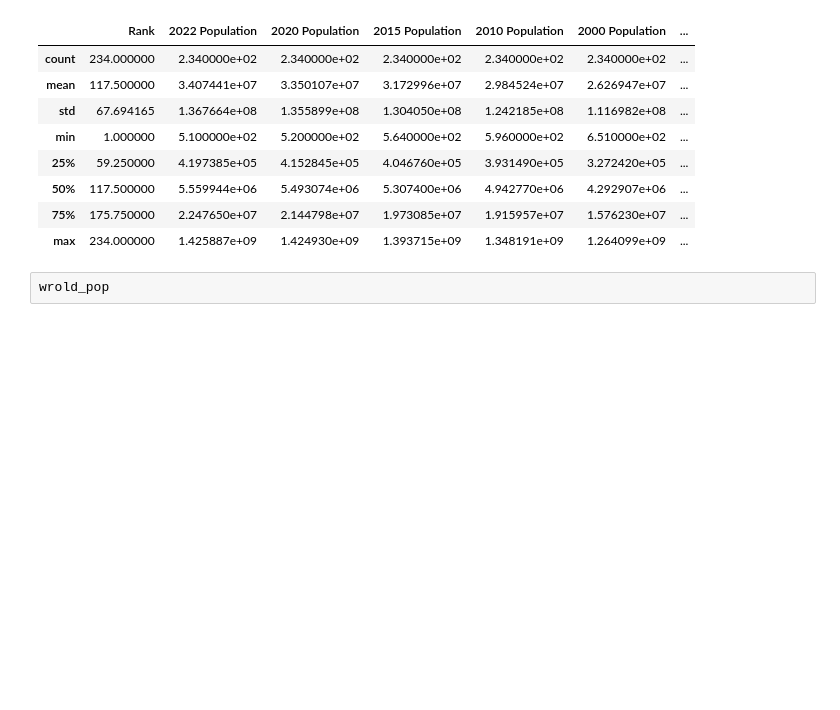
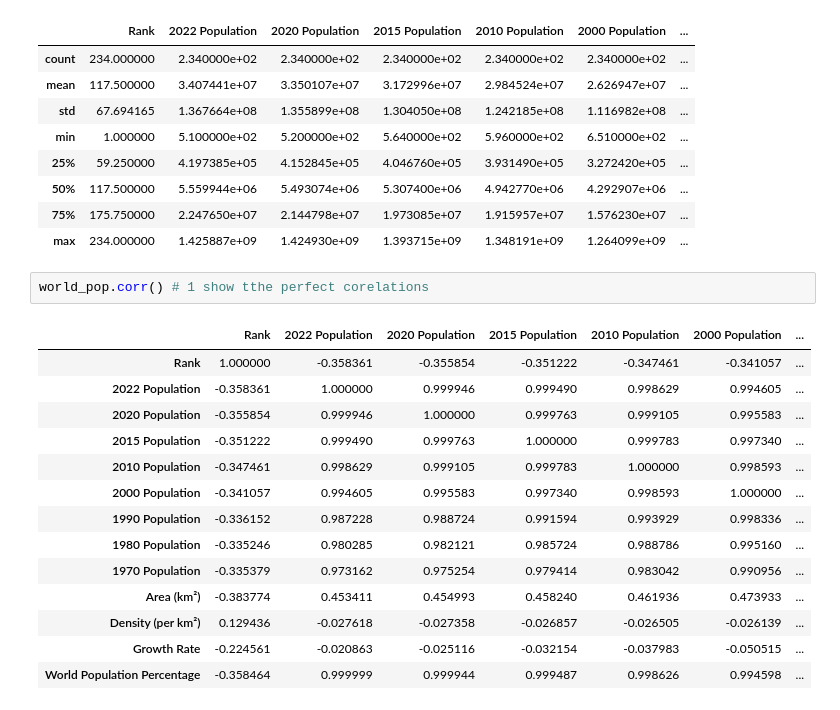
Before and after one commit to pradeepkhadka505/Skilearn-MachineLearning, a Jupyter notebook: Pandas_DataAnalysis/Untitled.ipynb, the cells around one changed output. Saved outputs shown, nothing was run; the diff lists cells and outputs as text; blank space fills up the shorter version.

```diff
--- a/Pandas_DataAnalysis/Untitled.ipynb
+++ b/Pandas_DataAnalysis/Untitled.ipynb
@@ -89,5 +89,20 @@ world_pop.describe() #distribution of each rows data
 | 50% | 117.500000 | 5.559944e+06 | 5.493074e+06 | 5.307400e+06 | 4.942770e+06 | 4.292907e+06 | ... |
 | 75% | 175.750000 | 2.247650e+07 | 2.144798e+07 | 1.973085e+07 | 1.915957e+07 | 1.576230e+07 | ... |
 | max | 234.000000 | 1.425887e+09 | 1.424930e+09 | 1.393715e+09 | 1.348191e+09 | 1.264099e+09 | ... |
-# %%
-wrold_pop
+# %%
+world_pop.corr() # 1 show tthe perfect corelations
+# %% [output]
+|  | Rank | 2022 Population | 2020 Population | 2015 Population | 2010 Population | 2000 Population | ... |
+| Rank | 1.000000 | -0.358361 | -0.355854 | -0.351222 | -0.347461 | -0.341057 | ... |
+| 2022 Population | -0.358361 | 1.000000 | 0.999946 | 0.999490 | 0.998629 | 0.994605 | ... |
+| 2020 Population | -0.355854 | 0.999946 | 1.000000 | 0.999763 | 0.999105 | 0.995583 | ... |
+| 2015 Population | -0.351222 | 0.999490 | 0.999763 | 1.000000 | 0.999783 | 0.997340 | ... |
+| 2010 Population | -0.347461 | 0.998629 | 0.999105 | 0.999783 | 1.000000 | 0.998593 | ... |
+| 2000 Population | -0.341057 | 0.994605 | 0.995583 | 0.997340 | 0.998593 | 1.000000 | ... |
+| 1990 Population | -0.336152 | 0.987228 | 0.988724 | 0.991594 | 0.993929 | 0.998336 | ... |
+| 1980 Population | -0.335246 | 0.980285 | 0.982121 | 0.985724 | 0.988786 | 0.995160 | ... |
+| 1970 Population | -0.335379 | 0.973162 | 0.975254 | 0.979414 | 0.983042 | 0.990956 | ... |
+| Area (km²) | -0.383774 | 0.453411 | 0.454993 | 0.458240 | 0.461936 | 0.473933 | ... |
+| Density (per km²) | 0.129436 | -0.027618 | -0.027358 | -0.026857 | -0.026505 | -0.026139 | ... |
+| Growth Rate | -0.224561 | -0.020863 | -0.025116 | -0.032154 | -0.037983 | -0.050515 | ... |
+| World Population Percentage | -0.358464 | 0.999999 | 0.999944 | 0.999487 | 0.998626 | 0.994598 | ... |
```
